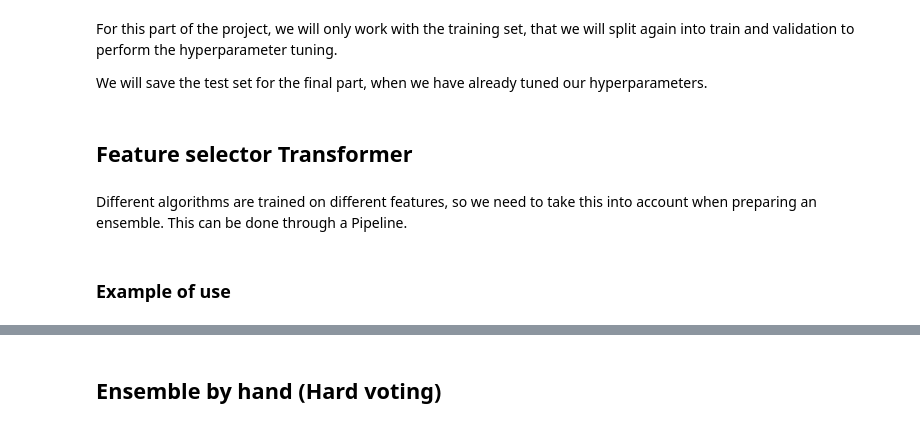
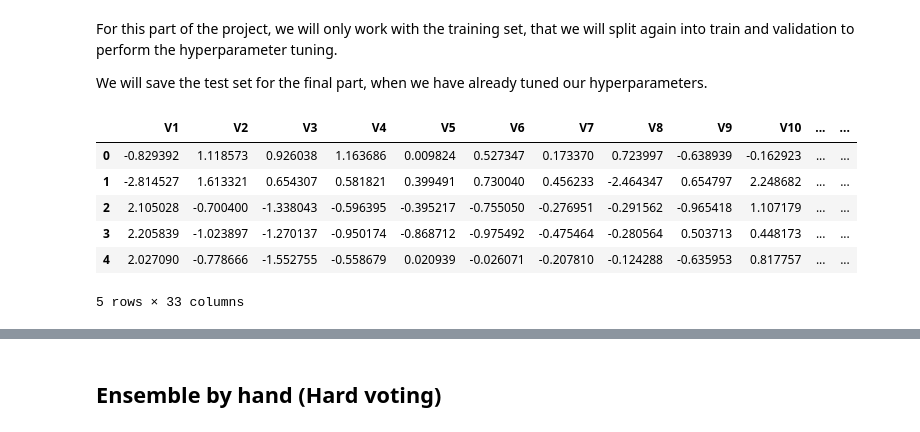
Before and after one commit to davidggphy/modelling_week_2019, a Jupyter notebook: notebooks/8_Ensembles.ipynb, the cells around one changed output, grey strips where cells are left out. Saved outputs shown, nothing was run; the diff lists cells and outputs as text; code cells hidden in the pictures.

```diff
--- a/notebooks/8_Ensembles.ipynb
+++ b/notebooks/8_Ensembles.ipynb
@@ -78,10 +81,20 @@ We will save the test set for the final part, when we have already tuned our hyp
 # %%
 df = pd.read_csv(os.path.join(DATA_PATH,'df_train.csv'))
 df.drop(columns= df.columns[0:2],inplace=True)
-df.head()
+
 idx_to_feat = dict(enumerate([feat for feat in df.columns if feat is not 'Class']))
 feat_to_idx = {feat : idx for idx,feat in idx_to_feat.items()}
+
+cv = StratifiedShuffleSplit(n_splits=VAL_SPLITS,test_size=0.15,random_state=0)
+
+X = df.drop(columns='Class').to_numpy()
+y = df['Class'].to_numpy()
+df.head()
+# %% [output]
+|  | V1 | V2 | V3 | V4 | V5 | V6 | V7 | V8 | V9 | V10 | ... | ... |
+| 0 | -0.829392 | 1.118573 | 0.926038 | 1.163686 | 0.009824 | 0.527347 | 0.173370 | 0.723997 | -0.638939 | -0.162923 | ... | ... |
+| 1 | -2.814527 | 1.613321 | 0.654307 | 0.581821 | 0.399491 | 0.730040 | 0.456233 | -2.464347 | 0.654797 | 2.248682 | ... | ... |
+| 2 | 2.105028 | -0.700400 | -1.338043 | -0.596395 | -0.395217 | -0.755050 | -0.276951 | -0.291562 | -0.965418 | 1.107179 | ... | ... |
+| 3 | 2.205839 | -1.023897 | -1.270137 | -0.950174 | -0.868712 | -0.975492 | -0.475464 | -0.280564 | 0.503713 | 0.448173 | ... | ... |
+| 4 | 2.027090 | -0.778666 | -1.552755 | -0.558679 | 0.020939 | -0.026071 | -0.207810 | -0.124288 | -0.635953 | 0.817757 | ... | ... |
+5 rows × 33 columns
-# %% [markdown]
-## Feature selector Transformer
-# %% [markdown]
-Different algorithms are trained on different features, so we need to take this into account when preparing an ensemble. This can be done through a Pipeline.
@@ -100,2 +100,0 @@ feat_select = FunctionTransformer(select_features,validate=True,
-# %% [markdown]
-### Example of use
```
Also changed, not shown: parts of 9 cells of this notebook, 3 other files.
